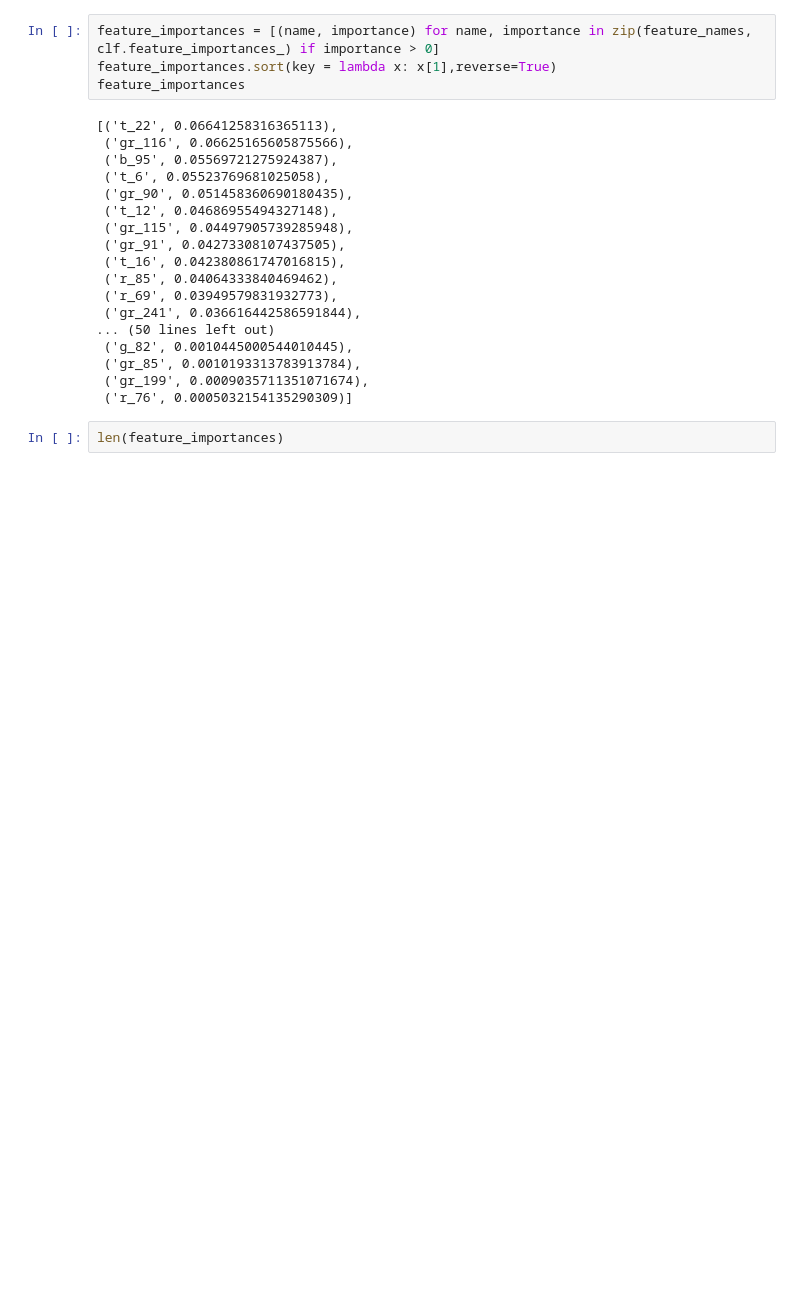
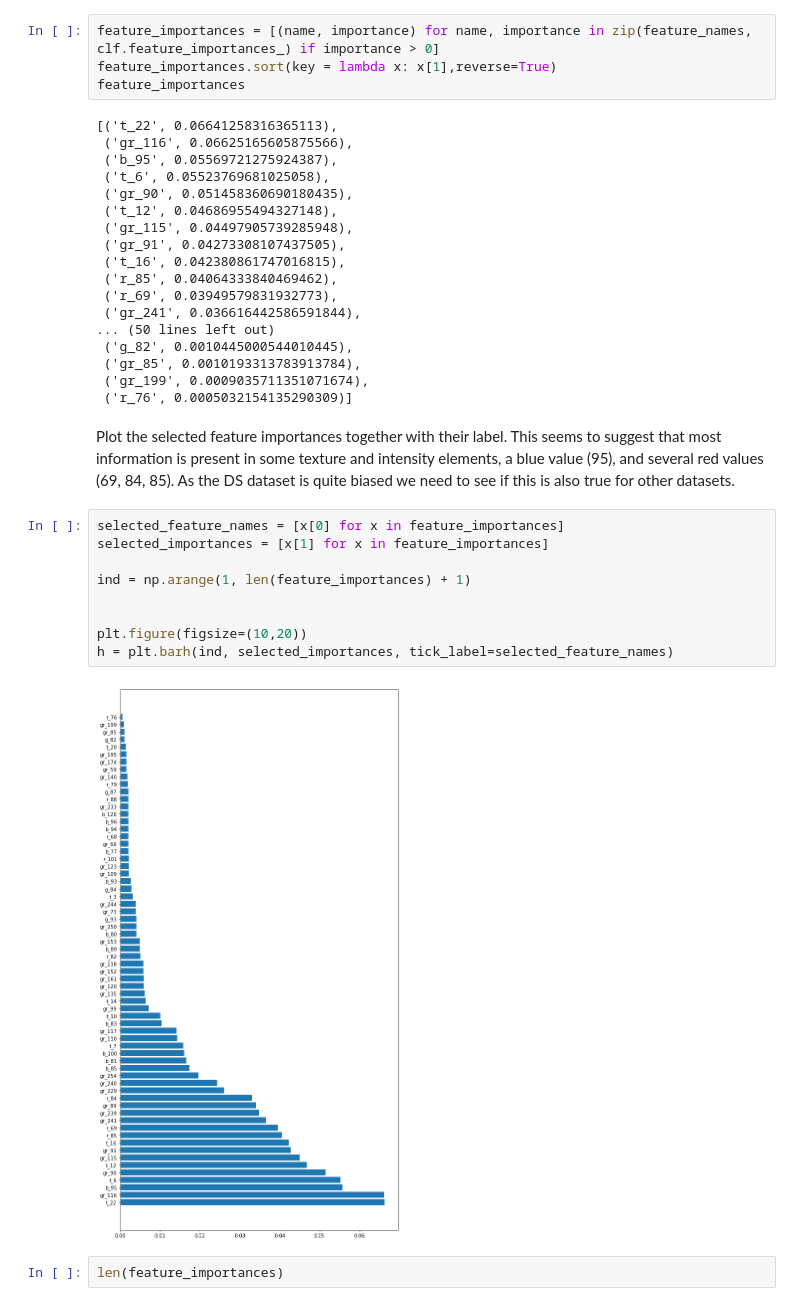
Before and after one commit to thinkpractice/DeepSolaris, a Jupyter notebook: AnalyzeHistograms.ipynb, the cells around one changed output. Drawn from its saved outputs; the diff is of its cells as text; blank space fills up the shorter version.

Commit message:
Add some more descriptions of the barplot of feature importances

```diff
--- a/AnalyzeHistograms.ipynb
+++ b/AnalyzeHistograms.ipynb
@@ -444,6 +444,19 @@ feature_importances
  ('gr_85', 0.0010193313783913784),
  ('gr_199', 0.0009035711351071674),
  ('r_76', 0.0005032154135290309)]
+# %% [markdown]
+Plot the selected feature importances together with their label. This seems to suggest that most information is present in some texture and intensity elements, a blue value (95), and several red values (69, 84, 85). As the DS dataset is quite biased we need to see if this is also true for other datasets.
+# %%
+selected_feature_names = [x[0] for x in feature_importances]
+selected_importances = [x[1] for x in feature_importances]
+
+ind = np.arange(1, len(feature_importances) + 1)
+
+
+plt.figure(figsize=(10,20))
+h = plt.barh(ind, selected_importances, tick_label=selected_feature_names)
+# %% [output]
+[figure, added]
 # %%
 len(feature_importances)
 # %% [output]
```
